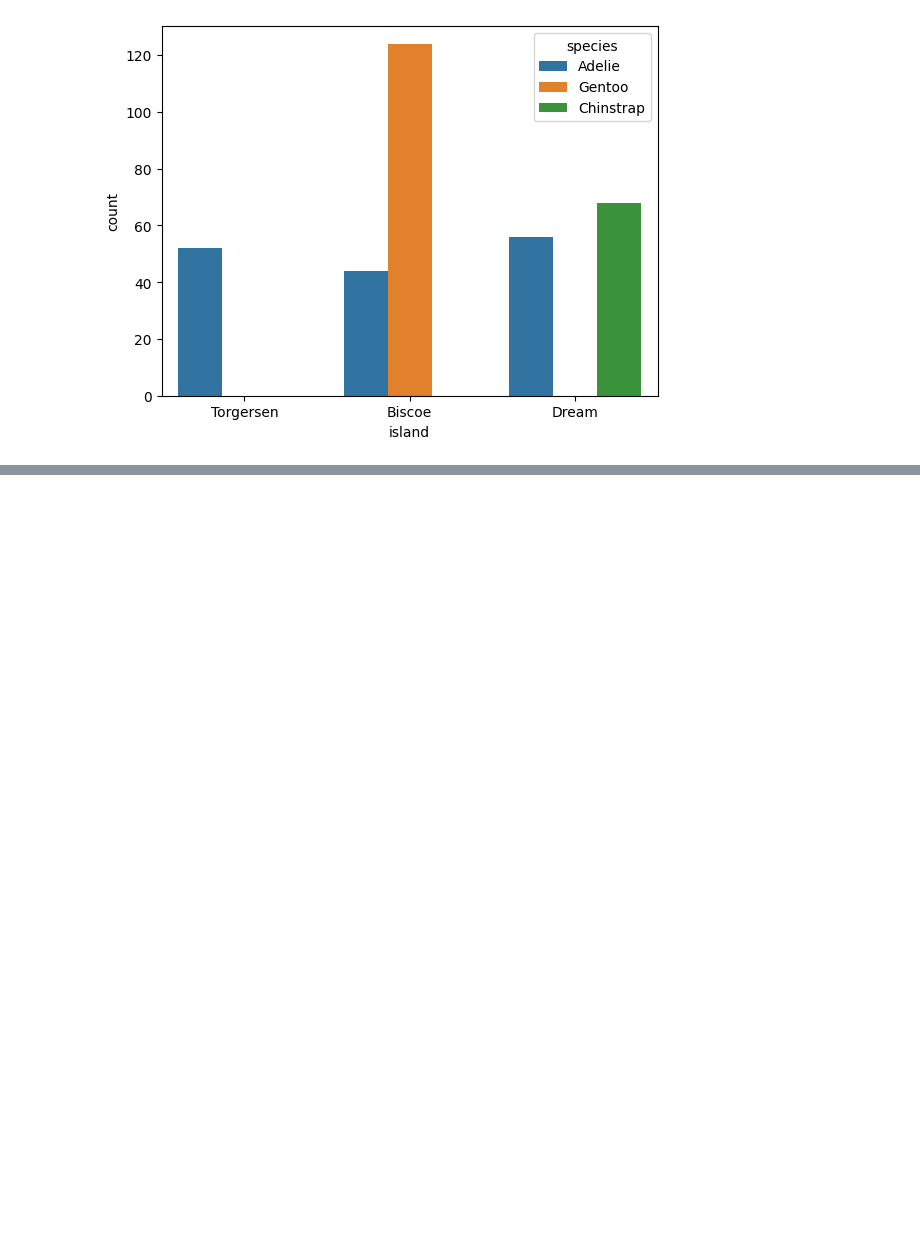
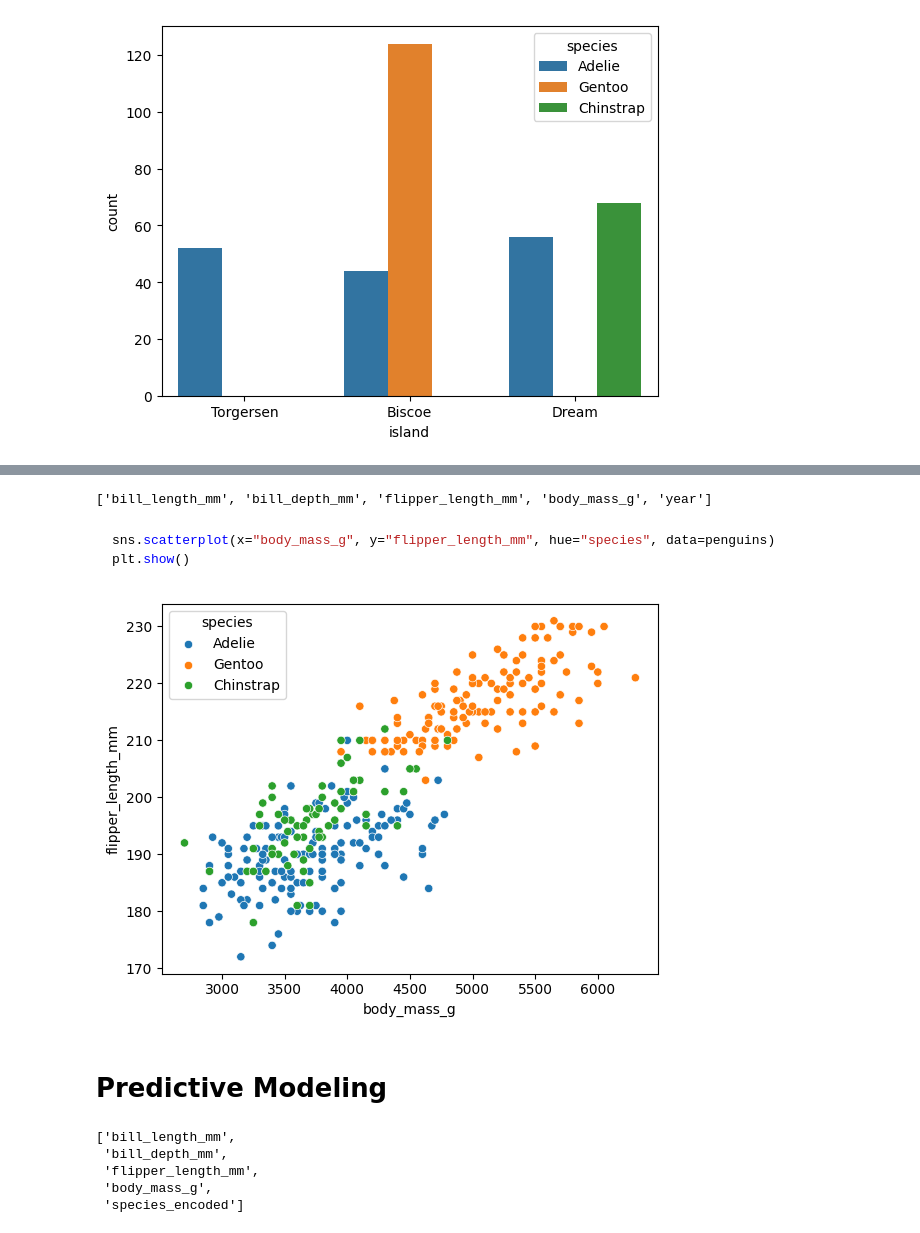
Before and after one commit to omalleymatt/Palmer-Penguins, a Jupyter notebook: notebooks/llm_eda.ipynb, the cells around one changed output, grey strips where cells are left out. Saved outputs shown, nothing was run; the diff lists cells and outputs as text; code cells hidden in the pictures; blank space fills up the shorter version.

Commit message:
While preparing for modeling, encountered context issues

````diff
--- a/notebooks/llm_eda.ipynb
+++ b/notebooks/llm_eda.ipynb
@@ -179,0 +266,23 @@ plt.show()
+# %%
+num_var
+# %% [output]
+['bill_length_mm', 'bill_depth_mm', 'flipper_length_mm', 'body_mass_g', 'year']
+# %%
+q('create a scatterplot of body mass against flipper length with species as hue')
+# %% [output]
+```python
+sns.scatterplot(x="body_mass_g", y="flipper_length_mm", hue="species", data=penguins)
+plt.show()
+```
+[figure, added]
+# %% [markdown]
+# Predictive Modeling
+# %%
+num_var.remove('year')
+num_var
+# %% [output]
+['bill_length_mm',
+ 'bill_depth_mm',
+ 'flipper_length_mm',
+ 'body_mass_g',
+ 'species_encoded']
````
Also changed, not shown: parts of 14 cells of this notebook, 2 other files.
